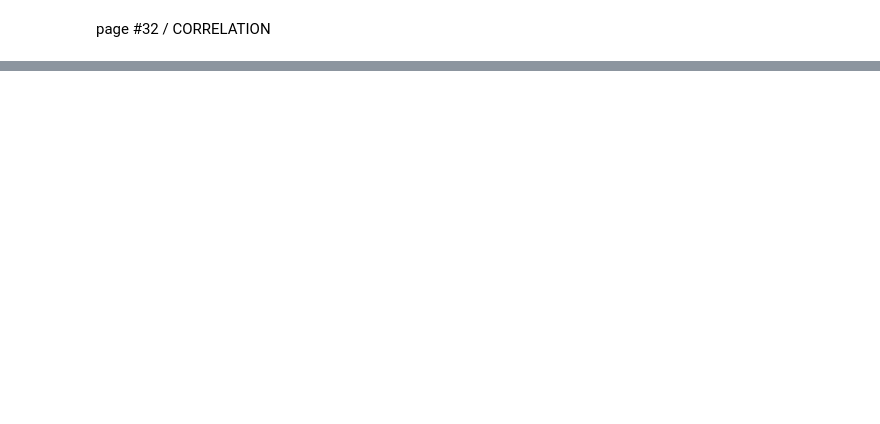
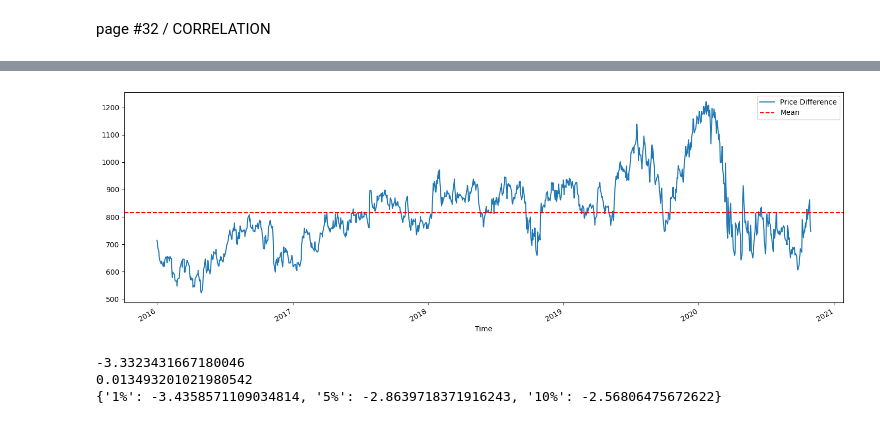
Before and after one commit to Romuldavid/Pair_Traiding, a Jupyter notebook: 3_pt.ipynb, the cells around one changed output, grey strips where cells are left out. Saved outputs shown, nothing was run; the diff lists cells and outputs as text; code cells hidden in the pictures; blank space fills up the shorter version.

```diff
--- a/3_pt.ipynb
+++ b/3_pt.ipynb
@@ -327,0 +366,18 @@ page #32 / CORRELATION
+# %%
+(data['Close']-data1['Close']).plot(figsize=(18,6))
+plt.axhline((data['Close']-data1['Close']).mean(), color='red', linestyle='--')
+plt.xlabel('Time')
+plt.legend(['Price Difference', 'Mean'])
+plt.show()
+# %% [output]
+[figure, added]
+# %%
+from statsmodels.tsa.stattools import adfuller
+adf = adfuller(data['Close'] - data1['Close'], maxlag= 1)
+print(adf[0])
+print(adf[1])
+print(adf[4])
+# %% [output]
+-3.3323431667180046
+0.013493201021980542
+{'1%': -3.4358571109034814, '5%': -2.8639718371916243, '10%': -2.56806475672622}
```
Also changed, not shown: parts of 7 cells of this notebook.
